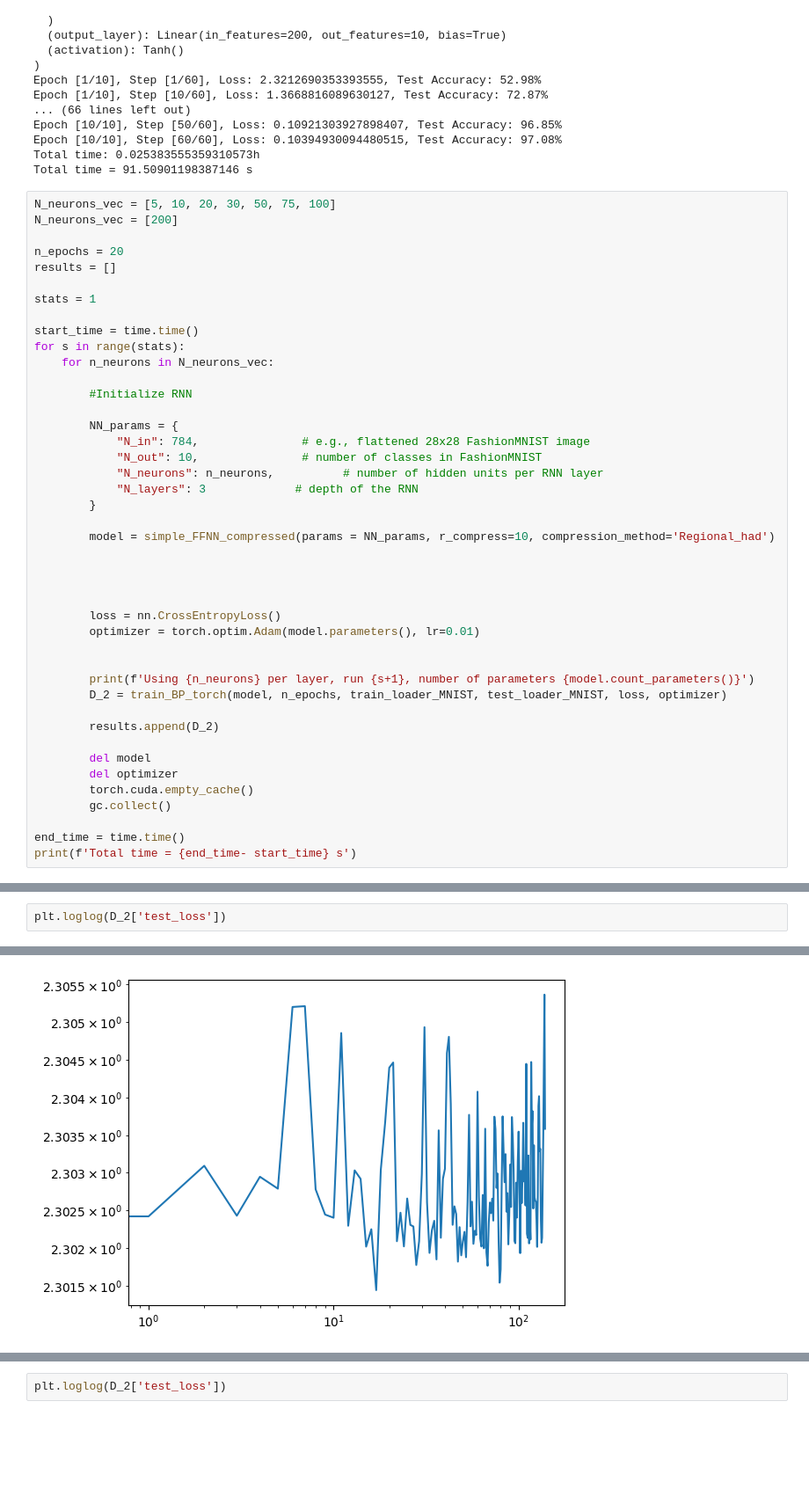
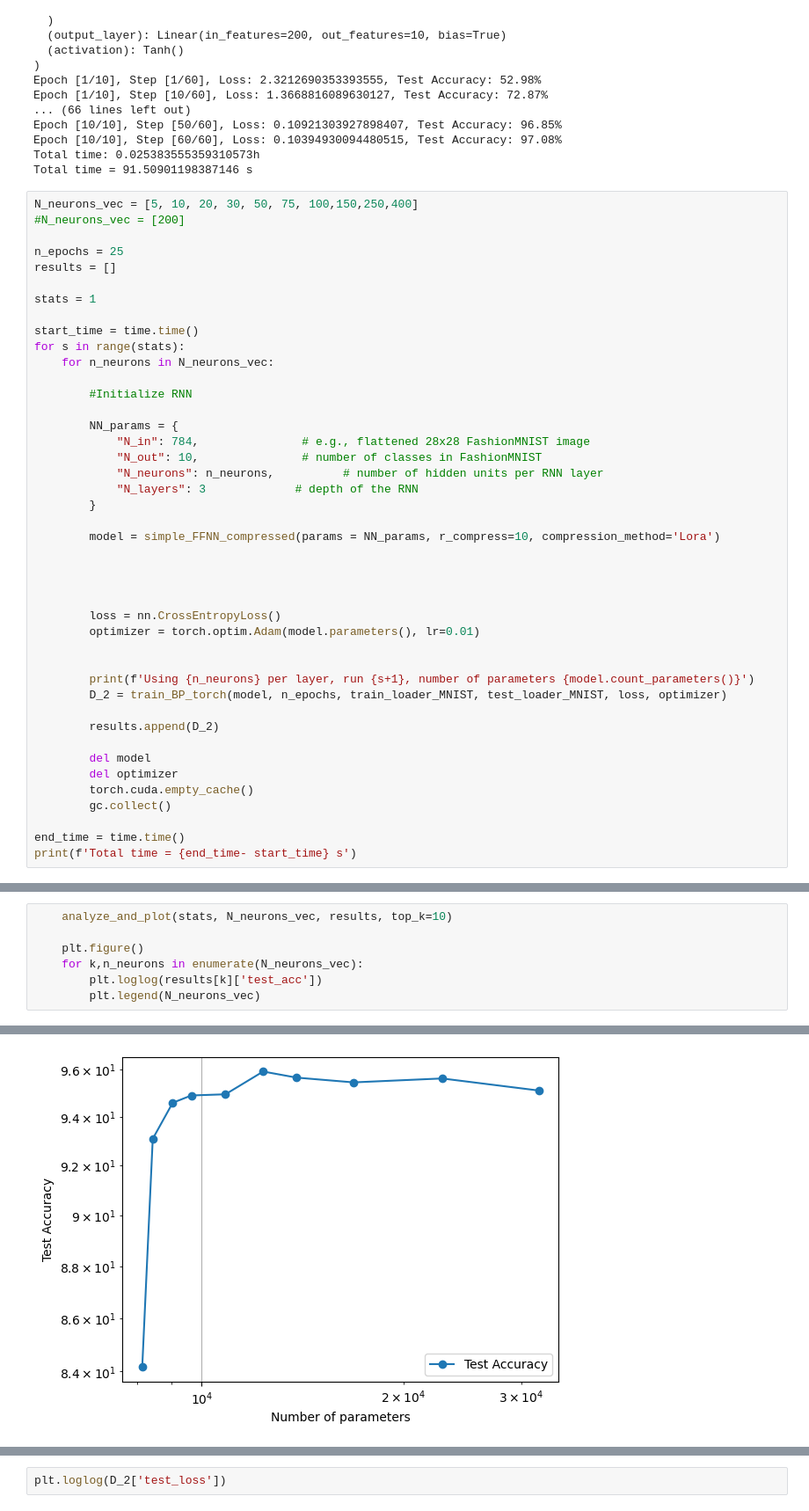
Before and after one commit to ASkalli/nonlinear_oscillator_network, a Jupyter notebook: MNIST/Train_PNN_BP_MNIST.ipynb, the cells around one changed output, grey strips where cells are left out. Shown at 88% size. Saved outputs shown, nothing was run; the diff lists cells and outputs as text; blank space fills up the shorter version.

```diff
--- a/MNIST/Train_PNN_BP_MNIST.ipynb
+++ b/MNIST/Train_PNN_BP_MNIST.ipynb
@@ -349,10 +349,10 @@ Epoch [10/10], Step [60/60], Loss: 0.10394930094480515, Test Accuracy: 97.08%
 Total time: 0.025383555359310573h
 Total time = 91.50901198387146 s
 # %%
-N_neurons_vec = [5, 10, 20, 30, 50, 75, 100]
-N_neurons_vec = [200]
+N_neurons_vec = [5, 10, 20, 30, 50, 75, 100,150,250,400]
+#N_neurons_vec = [200]
 
-n_epochs = 20
+n_epochs = 25
 results = []
 
 stats = 1
@@ -370,7 +370,7 @@ for s in range(stats):
             "N_layers": 3             # depth of the RNN
         }
 
-        model = simple_FFNN_compressed(params = NN_params, r_compress=10, compression_method='Regional_had')
+        model = simple_FFNN_compressed(params = NN_params, r_compress=10, compression_method='Lora')
 
 
 
@@ -426,3 +412,8 @@ Total time = 219.14127373695374 s
 # %%
-plt.loglog(D_2['test_loss'])
+    analyze_and_plot(stats, N_neurons_vec, results, top_k=10)
+
+    plt.figure()
+    for k,n_neurons in enumerate(N_neurons_vec):
+        plt.loglog(results[k]['test_acc'])
+        plt.legend(N_neurons_vec)
 # %% [output]
@@ -430 +420 @@ plt.loglog(D_2['test_loss'])
-[figure, old version]
+[figure, new version]
```
Also changed, not shown: parts of 18 cells of this notebook, 9 other files.
